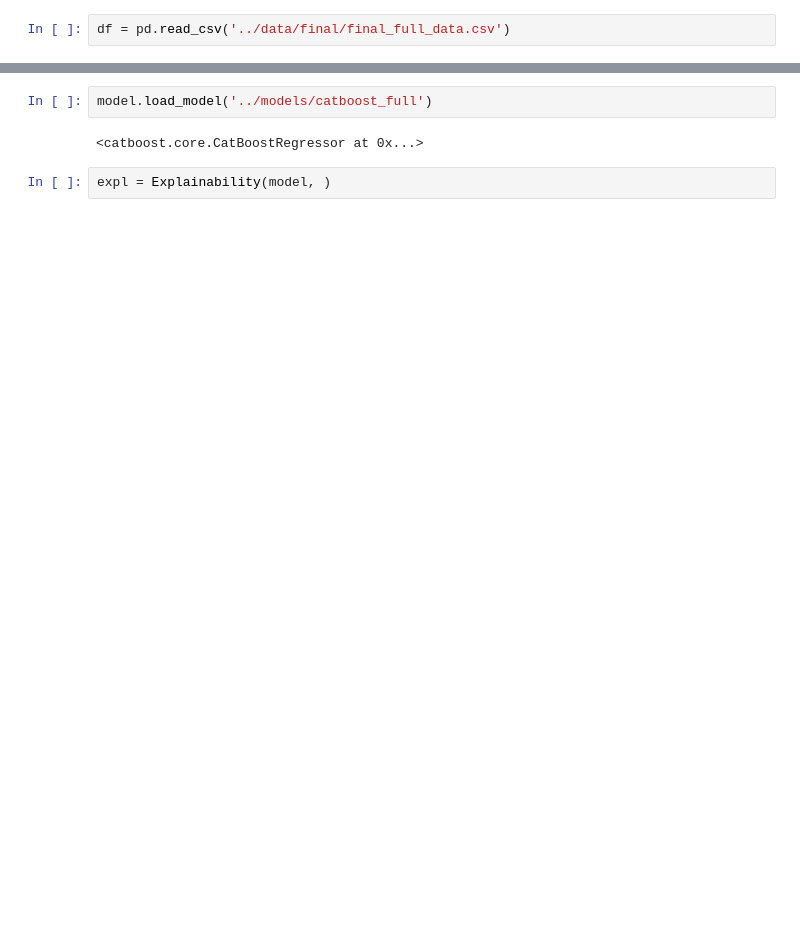
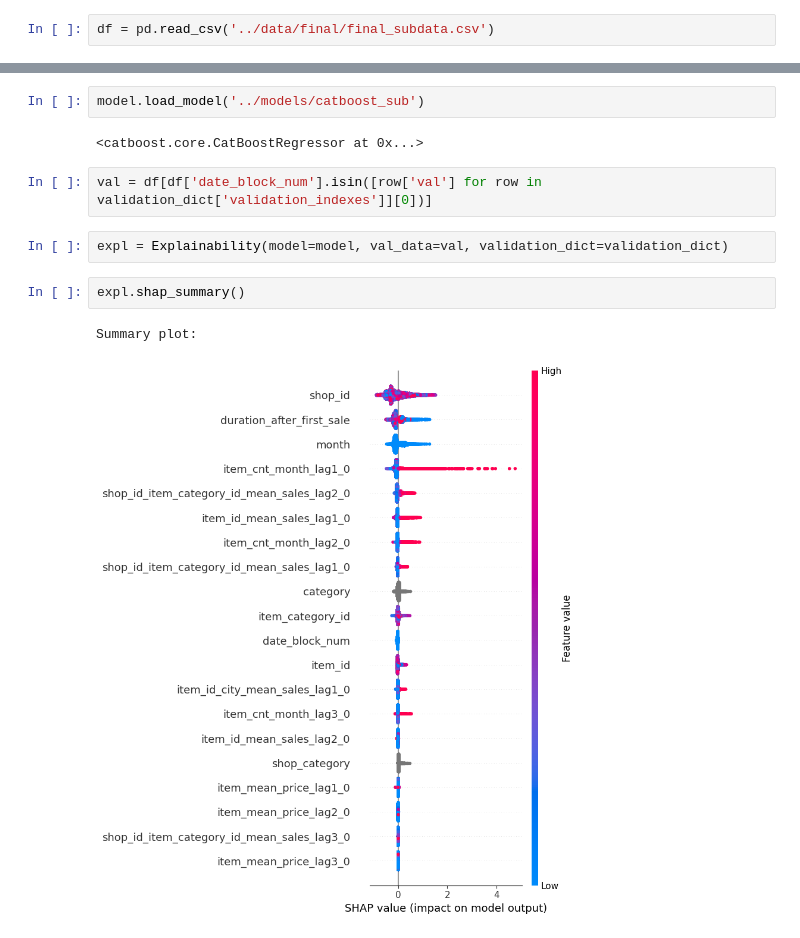
Before and after one commit to DKAvocad00/FutureSales, a Jupyter notebook: notebooks/modeling.ipynb, the cells around one changed output, grey strips where cells are left out. Cells and saved outputs as stored; diff of their text form; blank space fills up the shorter version.

Commit message:
[DS 3.0] Patch 4.0 - Final changing in modeling classes - Optimized classes to analyse model

```diff
--- a/notebooks/modeling.ipynb
+++ b/notebooks/modeling.ipynb
@@ -142,6 +145,6 @@ create_kaggle_data(predictions=preds, file_name='kaggle_with_features_1', save_p
 
 <img src="../data/images/kaggle_score_4.png">
 # %%
-df = pd.read_csv('../data/final/final_full_data.csv')
+df = pd.read_csv('../data/final/final_subdata.csv')
 # %%
 df = downcast(df)
@@ -152,8 +157,15 @@ validation_dict = vs.train_test_spliter()
 # %%
 model = cb.CatBoostRegressor()
 # %%
-model.load_model('../models/catboost_full')
+model.load_model('../models/catboost_sub')
 # %% [output]
 <catboost.core.CatBoostRegressor at 0x...>
+# %%
+val = df[df['date_block_num'].isin([row['val'] for row in validation_dict['validation_indexes']][0])]
 # %%
-expl = Explainability(model, )
+expl = Explainability(model=model, val_data=val, validation_dict=validation_dict)
+# %%
+expl.shap_summary()
+# %% [output]
+Summary plot:
+[figure, added]
```
Also changed, not shown: parts of 7 cells of this notebook, 8 other files.
